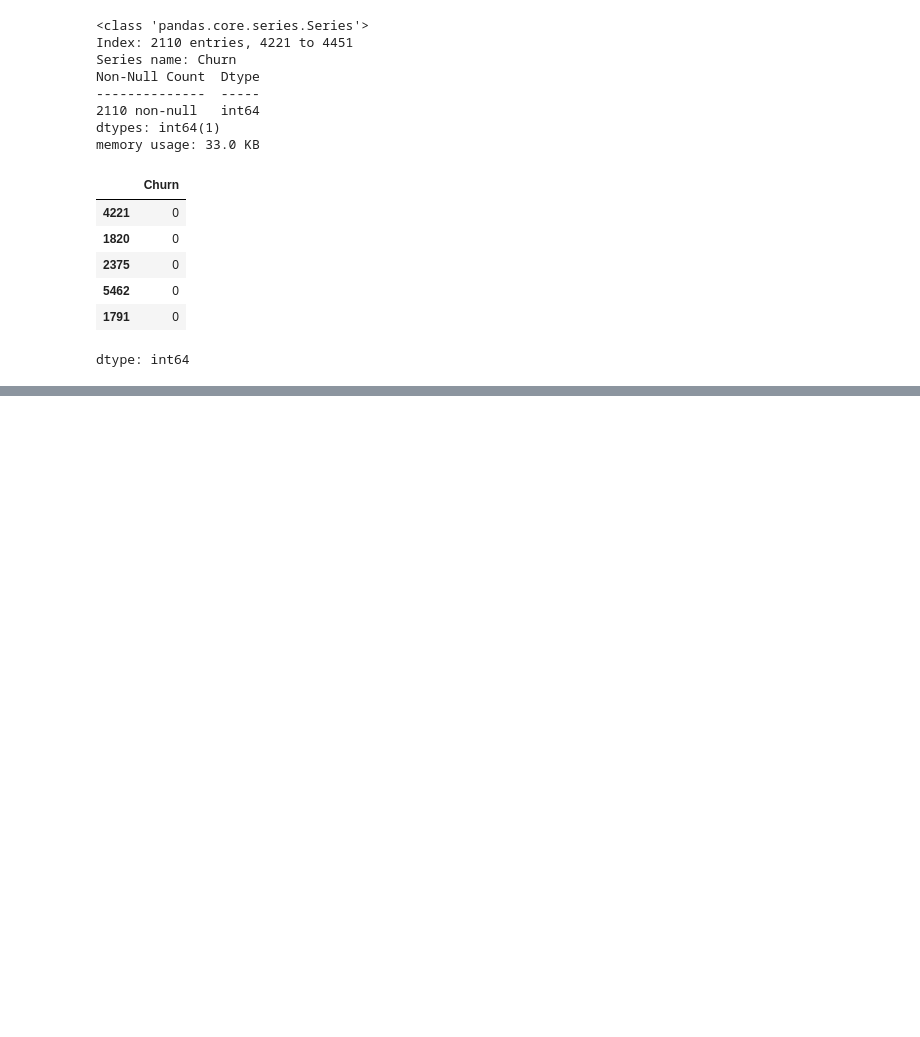
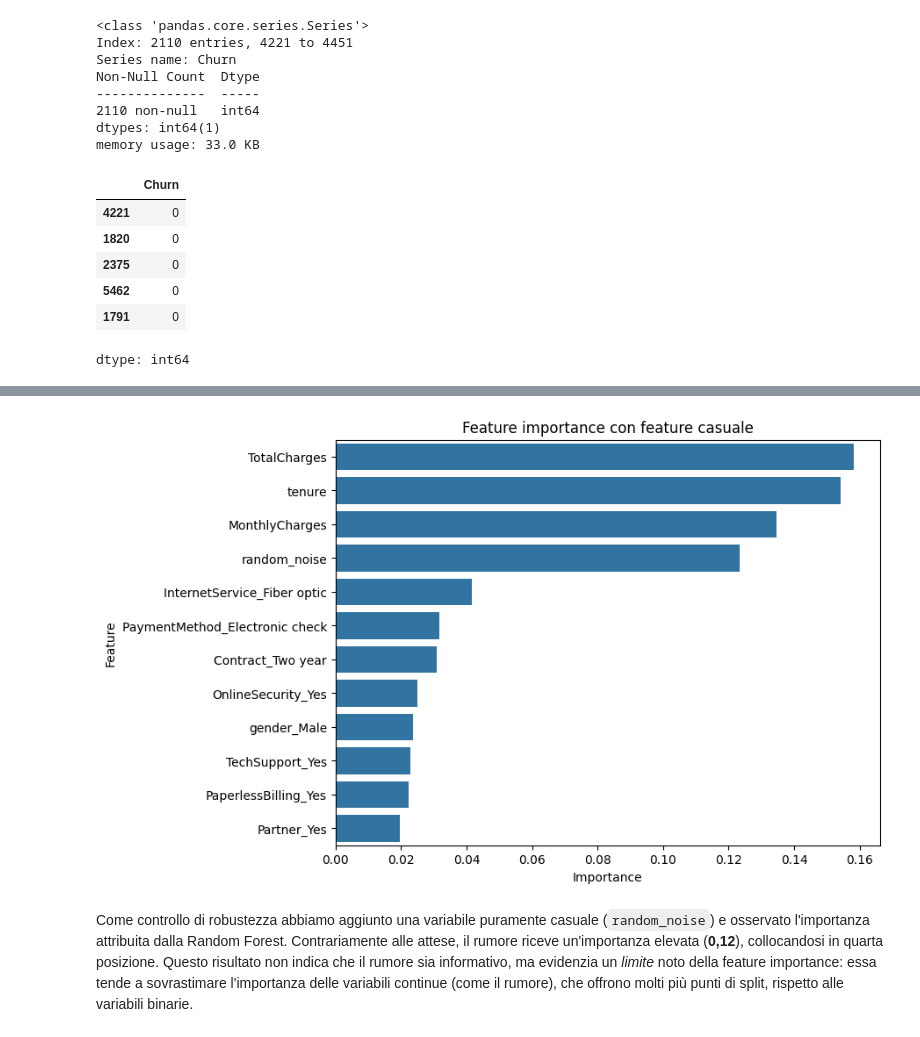
Before and after one commit to aurorap1/Progetto-Data-Science-Gruppo-8-, a Jupyter notebook: Notebook/ProgettoDataScienceGruppo_8.ipynb, the cells around one changed output, grey strips where cells are left out. Cells and saved outputs as stored; diff of their text form; code cells hidden in the pictures; blank space fills up the shorter version.

```diff
--- a/Notebook/ProgettoDataScienceGruppo_8.ipynb
+++ b/Notebook/ProgettoDataScienceGruppo_8.ipynb
@@ -975,0 +1220,25 @@ files.download('test.csv')
+# %%
+X_noise = X.copy()
+X_noise["random_noise"] = np.random.normal(0, 1, len(X_noise))
+
+X_train_n, X_test_n, y_train_n, y_test_n = train_test_split(
+    X_noise,
+    Y,
+    test_size=0.30,
+    random_state=42,
+    stratify=Y
+)
+
+rf_noise = RandomForestClassifier(
+    n_estimators=200,
+    random_state=42
+)
+
+rf_noise.fit(X_train_n, y_train_n)
+
+importance_noise = pd.DataFrame({
+    "feature": X_noise.columns,
+    "importance": rf_noise.feature_importances_
+}).sort_values("importance", ascending=False)
+
+importance_noise.head(10)
@@ -975,0 +1257,18 @@ files.download('test.csv')
+# %%
+plt.figure(figsize=(8,6))
+
+sns.barplot(
+    data=importance_noise.head(12),
+    x="importance",
+    y="feature"
+)
+
+plt.title("Feature importance con feature casuale")
+plt.xlabel("Importance")
+plt.ylabel("Feature")
+
+plt.show()
+# %% [output]
+[figure, added]
+# %% [markdown]
+Come controllo di robustezza abbiamo aggiunto una variabile puramente casuale (`random_noise`) e osservato l'importanza attribuita dalla Random Forest. Contrariamente alle attese, il rumore riceve un'importanza elevata (**0,12**), collocandosi in quarta posizione. Questo risultato non indica che il rumore sia informativo, ma evidenzia un *limite* noto della feature importance: essa tende a sovrastimare l'importanza delle variabili continue (come il rumore), che offrono molti più punti di split, rispetto alle variabili binarie.
```
Also changed, not shown: parts of 38 cells of this notebook.
